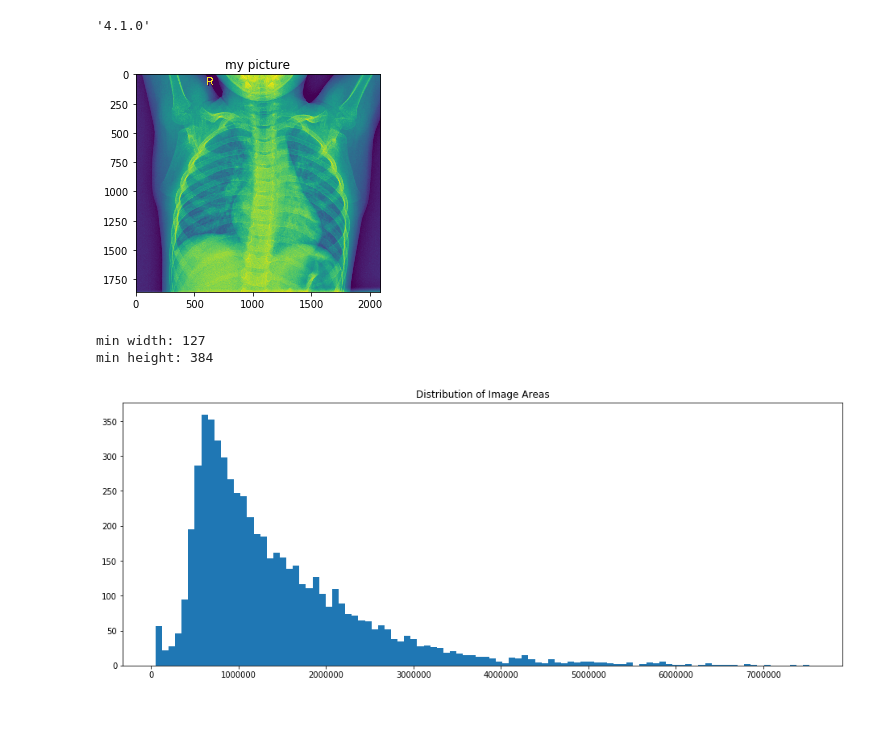
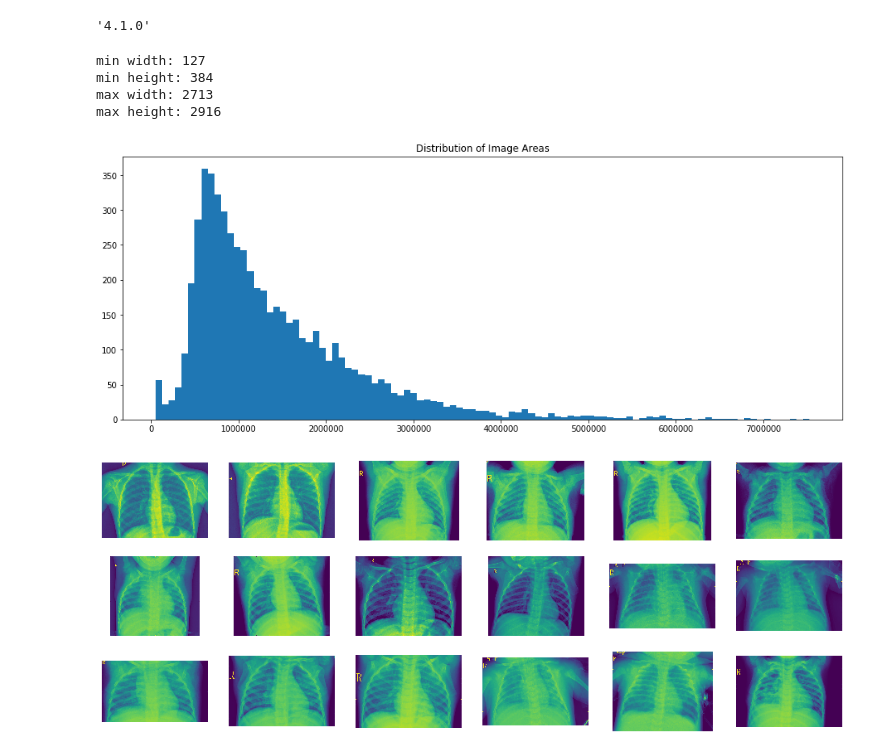
Before and after one commit to Zhuvikin/ML-pneumonia, a Jupyter notebook: pneumonia.ipynb, the cells around one changed output. Saved outputs shown, nothing was run; the diff lists cells and outputs as text; code cells hidden in the pictures; blank space fills up the shorter version.

```diff
--- a/pneumonia.ipynb
+++ b/pneumonia.ipynb
@@ -13,8 +13,0 @@ data_dir = base_data_dir + 'prepeared/'
-# %%
-img = cv2.imread(base_data_dir + 'train/NORMAL/IM-0115-0001.jpeg', 0)
-
-plt.imshow(img)
-plt.title('my picture')
-plt.show()
-# %% [output]
-[figure, removed]
@@ -21,5 +27,13 @@ plt.show()
 # %%
-# Gather all images
-file_names_normal = [path for path in glob.glob(base_data_dir + 'train/NORMAL/*.jpeg')] + [path for path in glob.glob('../data/chest_xray/test/NORMAL/*.jpeg')] + [path for path in glob.glob('../data/chest_xray/val/NORMAL/*.jpeg')]
-file_names_pneumonia = [path for path in glob.glob(base_data_dir + 'train/PNEUMONIA/*.jpeg')] + [path for path in glob.glob('../data/chest_xray/test/PNEUMONIA/*.jpeg')] + [path for path in glob.glob('../data/chest_xray/val/PNEUMONIA/*.jpeg')]
+bddl = len(base_data_dir)
+
+file_names_normal = [path[bddl:] for path in glob.glob(base_data_dir + 'train/NORMAL/*.jpeg')] + [path[bddl:] for path
+                                                                                                  in glob.glob(
+        '../data/chest_xray/test/NORMAL/*.jpeg')] + [path[bddl:] for path in
+                                                     glob.glob('../data/chest_xray/val/NORMAL/*.jpeg')]
+file_names_pneumonia = [path[bddl:] for path in glob.glob(base_data_dir + 'train/PNEUMONIA/*.jpeg')] + [path[bddl:] for
+                                                                                                        path in
+                                                                                                        glob.glob(
+                                                                                                            '../data/chest_xray/test/PNEUMONIA/*.jpeg')] + [
+                           path[bddl:] for path in glob.glob('../data/chest_xray/val/PNEUMONIA/*.jpeg')]
 # %%
@@ -27,16 +41,20 @@ image_sizes = [cv2.imread(image, 0).shape for image in file_names_normal + file_
 # %%
-min_width = min([shape[0] for shape in image_sizes])
-min_height = min([shape[1] for shape in image_sizes])
+widths = [shape[0] for shape in image_sizes]
+heights = [shape[1] for shape in image_sizes]
 areas = [shape[0] * shape[1] for shape in image_sizes]
 
-print('min width:', min_width)
-print('min height:', min_height)
+print('min width:', min(widths))
+print('min height:', min(heights))
+print('max width:', max(widths))
+print('max height:', max(heights))
 
-plt.figure(figsize=(16, 6))
+plt.figure(figsize = (16, 6))
 plt.title('Distribution of Image Areas')
 plt.hist(areas, bins = 100)
 plt.show()
 # %% [output]
 min width: 127
 min height: 384
+max width: 2713
+max height: 2916
 [figure]
@@ -45,0 +61,39 @@ if not os.path.exists(data_dir):
+# %%
+if not os.path.exists(data_dir):
+    os.makedirs(data_dir)
+
+example_images = [
+    file_names_normal[1557],
+    file_names_normal[1434],
+    file_names_normal[1582],
+    file_names_normal[1579],
+    file_names_normal[1577],
+    file_names_normal[1578],
+    file_names_normal[1576],
+    file_names_normal[1580],
+    file_names_normal[1575],
+    file_names_normal[1581],
+    file_names_pneumonia[4268],
+    file_names_pneumonia[4270],
+    file_names_pneumonia[4269],
+    file_names_pneumonia[4271],
+    file_names_pneumonia[4265],
+    file_names_pneumonia[4266],
+    file_names_pneumonia[4267],
+    file_names_pneumonia[4272],
+]
+
+examples = [cv2.imread(base_data_dir + file, 0) for file in example_images]
+
+fig = plt.figure(figsize = (16, 6))
+
+i = 1
+for example in examples:
+    plt.subplot(3, 6, i)
+    plt.axis('off')
+    ax = plt.imshow(example)
+    i += 1
+
+plt.show()
+# %% [output]
+[figure, added]
```
Also changed, not shown: parts of 8 cells of this notebook, 1 other file.
